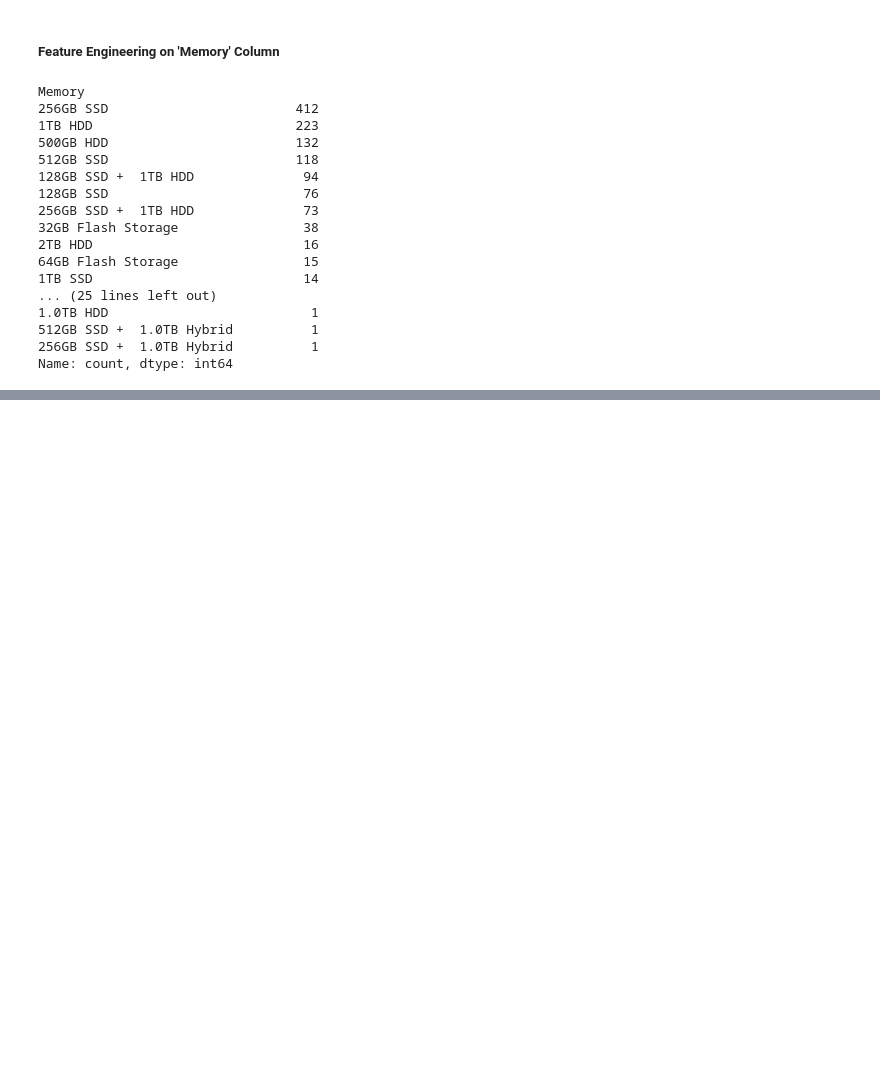
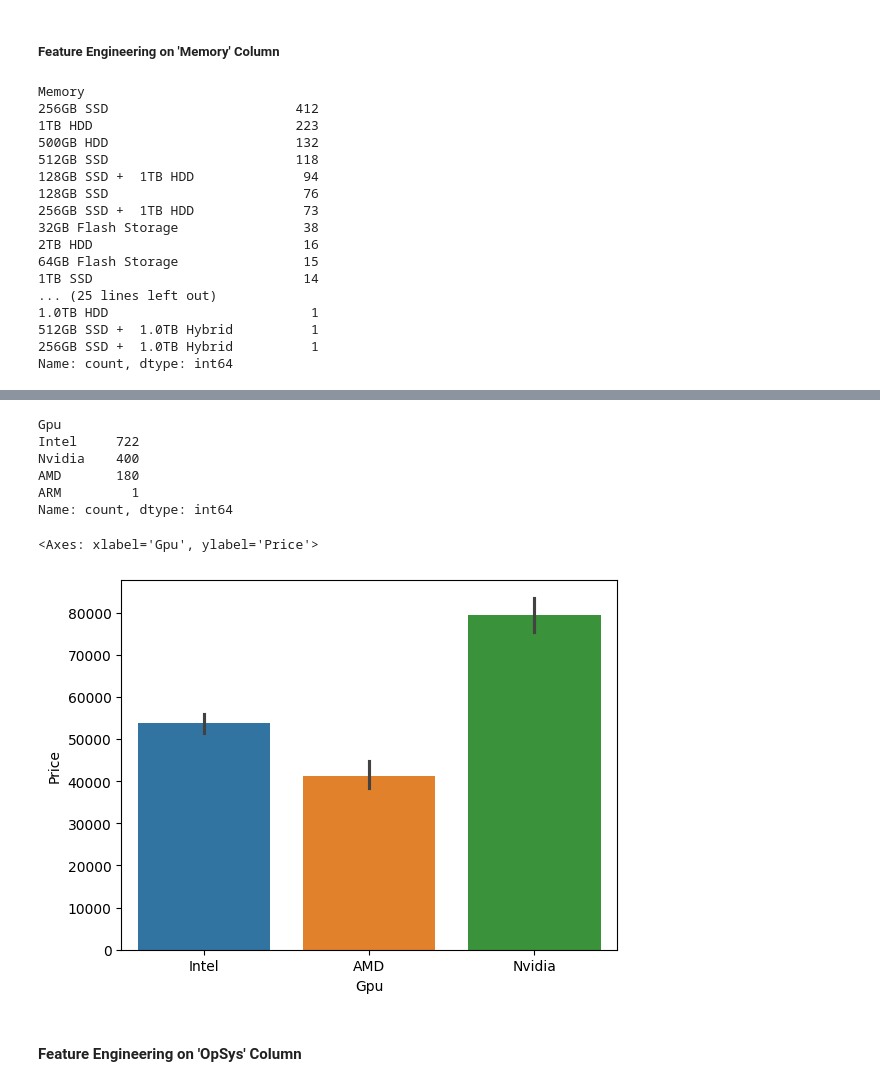
Before and after one commit to kamilperwez/MachineLearning, a Jupyter notebook: LaptopPricePrediction/LaptopPricePrediction.ipynb, the cells around one changed output, grey strips where cells are left out. Saved outputs shown, nothing was run; the diff lists cells and outputs as text; code cells hidden in the pictures; blank space fills up the shorter version.

```diff
--- a/LaptopPricePrediction/LaptopPricePrediction.ipynb
+++ b/LaptopPricePrediction/LaptopPricePrediction.ipynb
@@ -403,0 +414,2 @@ lap.head(10)
+# %%
+lap.drop(columns=['Memory'],inplace=True)
@@ -403,0 +430,2 @@ lap.head(10)
+# %%
+lap.drop(columns=['Hybrid','Flash_Storage'],inplace=True)
@@ -403,0 +450,20 @@ lap.head(10)
+# %%
+lap['Gpu']=lap['Gpu'].apply(lambda x:x.split()[0])
+# %%
+lap['Gpu'].value_counts()
+# %% [output]
+Gpu
+Intel     722
+Nvidia    400
+AMD       180
+ARM         1
+Name: count, dtype: int64
+# %%
+lap=lap[lap['Gpu'] != 'ARM']
+# %%
+sns.barplot(x=lap['Gpu'],y=lap['Price'],hue=lap['Gpu'])
+# %% [output]
+<Axes: xlabel='Gpu', ylabel='Price'>
+[figure, added]
+# %% [markdown]
+<h4><b>Feature Engineering on 'OpSys' Column
```
Also changed, not shown: parts of 53 cells of this notebook.
